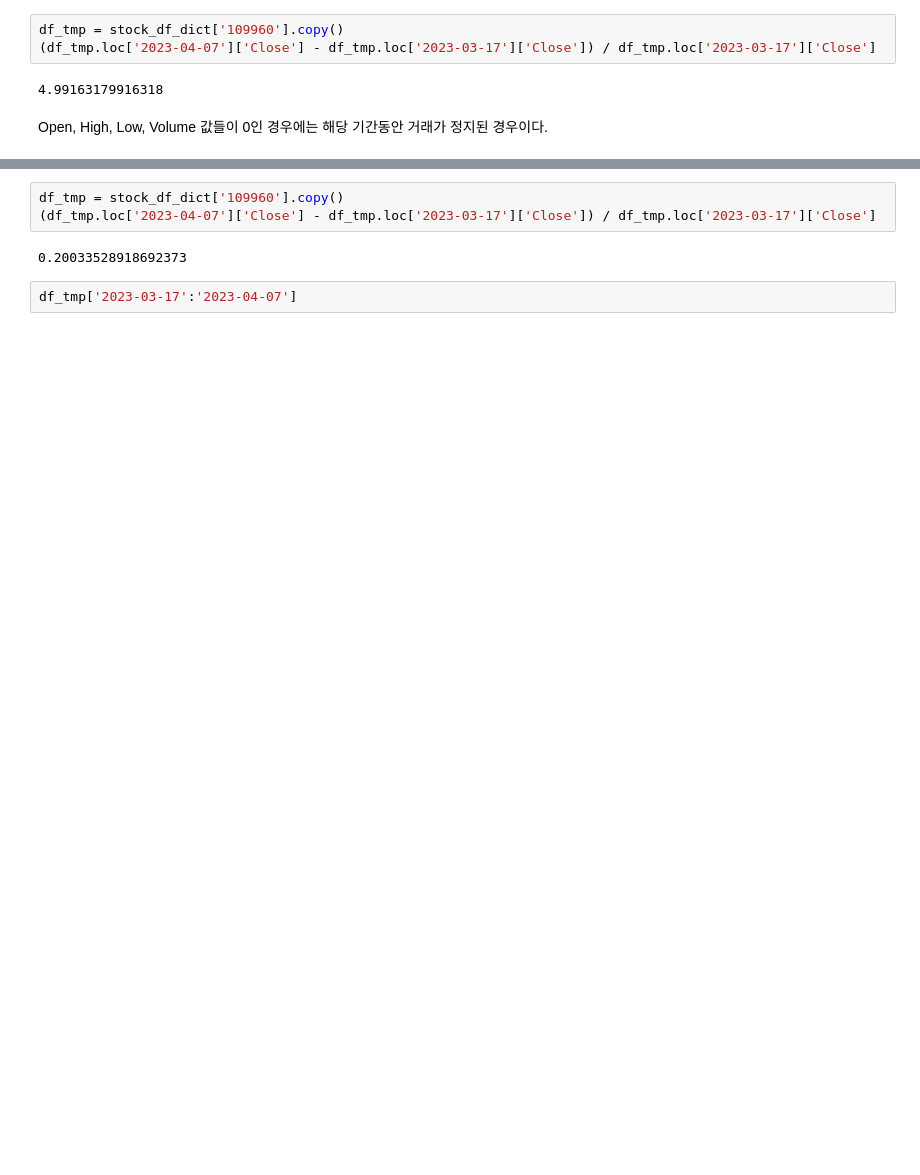
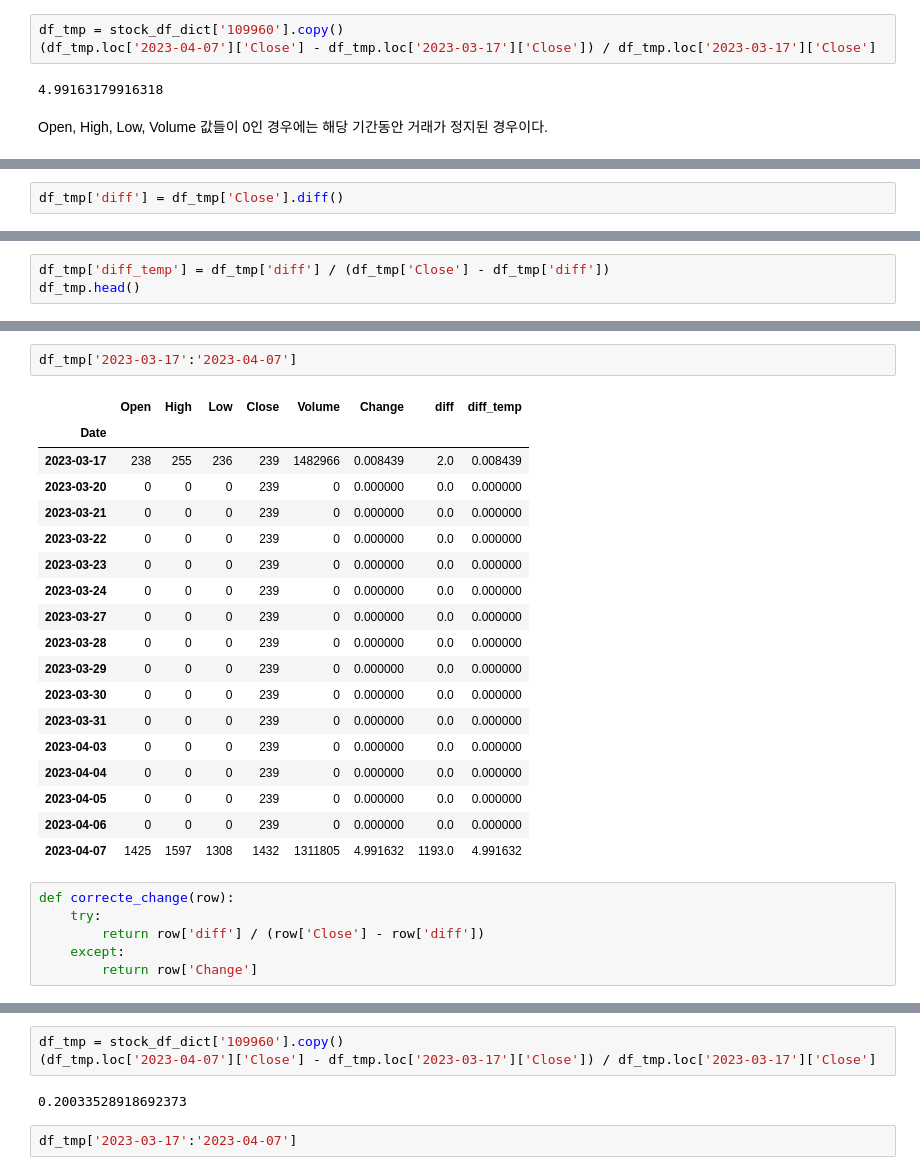
Before and after one commit to good593/stock_forecast, a Jupyter notebook: etl/회사 주식 정보.ipynb, the cells around one changed output, grey strips where cells are left out. Saved outputs shown, nothing was run; the diff lists cells and outputs as text; blank space fills up the shorter version.

```diff
--- a/etl/회사 주식 정보.ipynb
+++ b/etl/회사 주식 정보.ipynb
@@ -129,0 +130,2 @@ df_tmp['2023-03-17':'2023-04-07']
+# %%
+df_tmp['diff'] = df_tmp['Close'].diff()
@@ -129,0 +142,3 @@ df_tmp['2023-03-17':'2023-04-07']
+# %%
+df_tmp['diff_temp'] = df_tmp['diff'] / (df_tmp['Close'] - df_tmp['diff'])
+df_tmp.head()
@@ -130,3 +153,30 @@ df_tmp['2023-03-17':'2023-04-07']
+# %%
+df_tmp['2023-03-17':'2023-04-07']
+# %% [output]
+|  | Open | High | Low | Close | Volume | Change | diff | diff_temp |
+| Date |  |  |  |  |  |  |  |  |
+| 2023-03-17 | 238 | 255 | 236 | 239 | 1482966 | 0.008439 | 2.0 | 0.008439 |
+| 2023-03-20 | 0 | 0 | 0 | 239 | 0 | 0.000000 | 0.0 | 0.000000 |
+| 2023-03-21 | 0 | 0 | 0 | 239 | 0 | 0.000000 | 0.0 | 0.000000 |
+| 2023-03-22 | 0 | 0 | 0 | 239 | 0 | 0.000000 | 0.0 | 0.000000 |
+| 2023-03-23 | 0 | 0 | 0 | 239 | 0 | 0.000000 | 0.0 | 0.000000 |
+| 2023-03-24 | 0 | 0 | 0 | 239 | 0 | 0.000000 | 0.0 | 0.000000 |
+| 2023-03-27 | 0 | 0 | 0 | 239 | 0 | 0.000000 | 0.0 | 0.000000 |
+| 2023-03-28 | 0 | 0 | 0 | 239 | 0 | 0.000000 | 0.0 | 0.000000 |
+| 2023-03-29 | 0 | 0 | 0 | 239 | 0 | 0.000000 | 0.0 | 0.000000 |
+| 2023-03-30 | 0 | 0 | 0 | 239 | 0 | 0.000000 | 0.0 | 0.000000 |
+| 2023-03-31 | 0 | 0 | 0 | 239 | 0 | 0.000000 | 0.0 | 0.000000 |
+| 2023-04-03 | 0 | 0 | 0 | 239 | 0 | 0.000000 | 0.0 | 0.000000 |
+| 2023-04-04 | 0 | 0 | 0 | 239 | 0 | 0.000000 | 0.0 | 0.000000 |
+| 2023-04-05 | 0 | 0 | 0 | 239 | 0 | 0.000000 | 0.0 | 0.000000 |
+| 2023-04-06 | 0 | 0 | 0 | 239 | 0 | 0.000000 | 0.0 | 0.000000 |
+| 2023-04-07 | 1425 | 1597 | 1308 | 1432 | 1311805 | 4.991632 | 1193.0 | 4.991632 |
+# %%
+def correcte_change(row):
+    try:
+        return row['diff'] / (row['Close'] - row['diff'])
+    except:
+        return row['Change']
 # %%
 def correcte_close(p_df):
     c1 = p_df['Change'] >= 0.3
```
Also changed, not shown: parts of 18 cells of this notebook.
